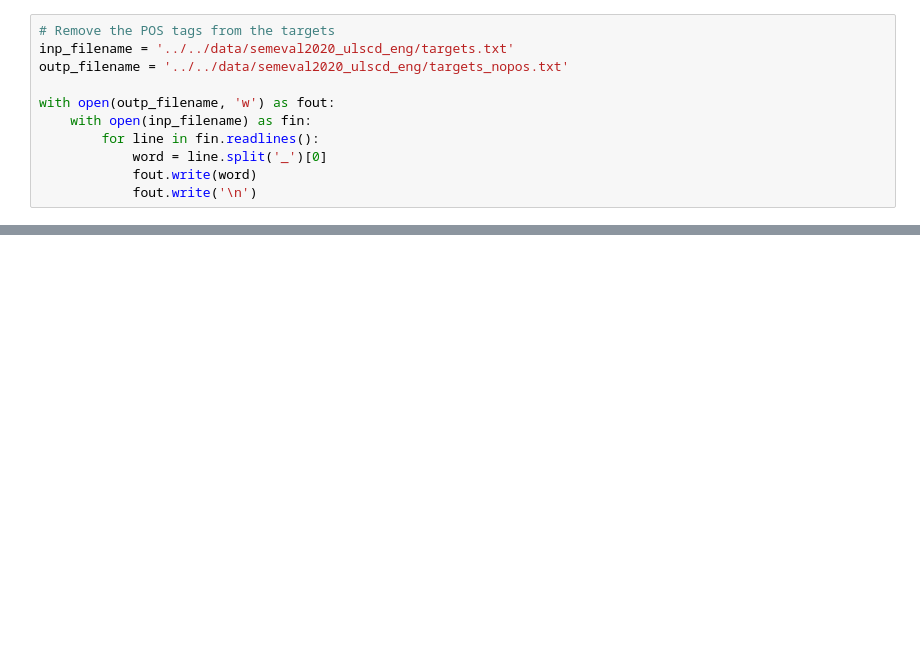
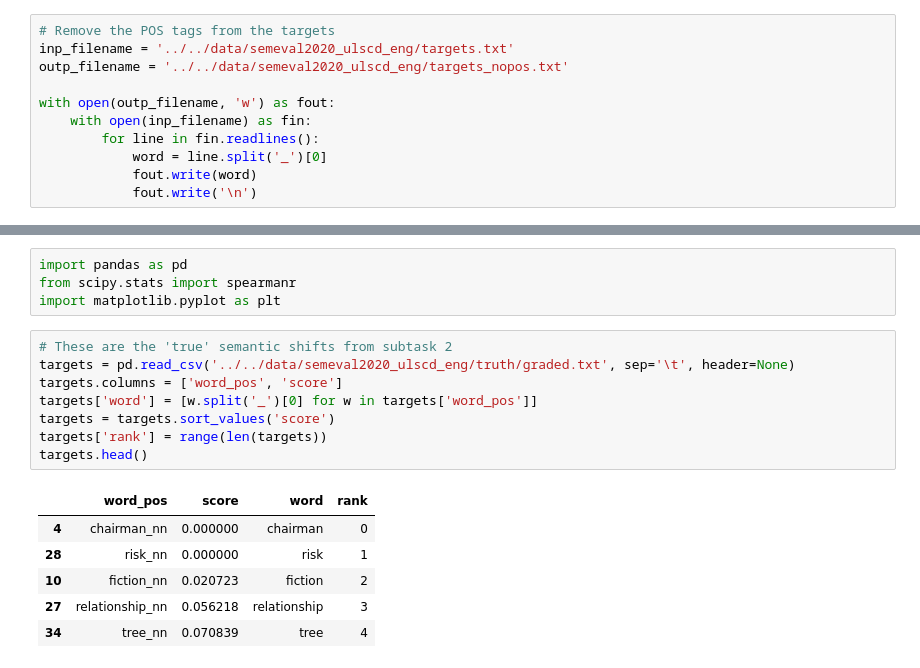
Before and after one commit to Semantics-of-Sustainability/DiachronicLanguageModels, a Jupyter notebook: notebooks/SemEval2020.ipynb, the cells around one changed output, grey strips where cells are left out. Cells and saved outputs as stored; diff of their text form; blank space fills up the shorter version.

```diff
--- a/notebooks/SemEval2020.ipynb
+++ b/notebooks/SemEval2020.ipynb
@@ -59,0 +50,19 @@ nr of sentences: 948
+# %%
+import pandas as pd
+from scipy.stats import spearmanr
+import matplotlib.pyplot as plt
+# %%
+# These are the 'true' semantic shifts from subtask 2
+targets = pd.read_csv('../../data/semeval2020_ulscd_eng/truth/graded.txt', sep='\t', header=None)
+targets.columns = ['word_pos', 'score']
+targets['word'] = [w.split('_')[0] for w in targets['word_pos']]
+targets = targets.sort_values('score')
+targets['rank'] = range(len(targets))
+targets.head()
+# %% [output]
+|  | word_pos | score | word | rank |
+| 4 | chairman_nn | 0.000000 | chairman | 0 |
+| 28 | risk_nn | 0.000000 | risk | 1 |
+| 10 | fiction_nn | 0.020723 | fiction | 2 |
+| 27 | relationship_nn | 0.056218 | relationship | 3 |
+| 34 | tree_nn | 0.070839 | tree | 4 |
```
Also changed, not shown: parts of 18 cells of this notebook.
